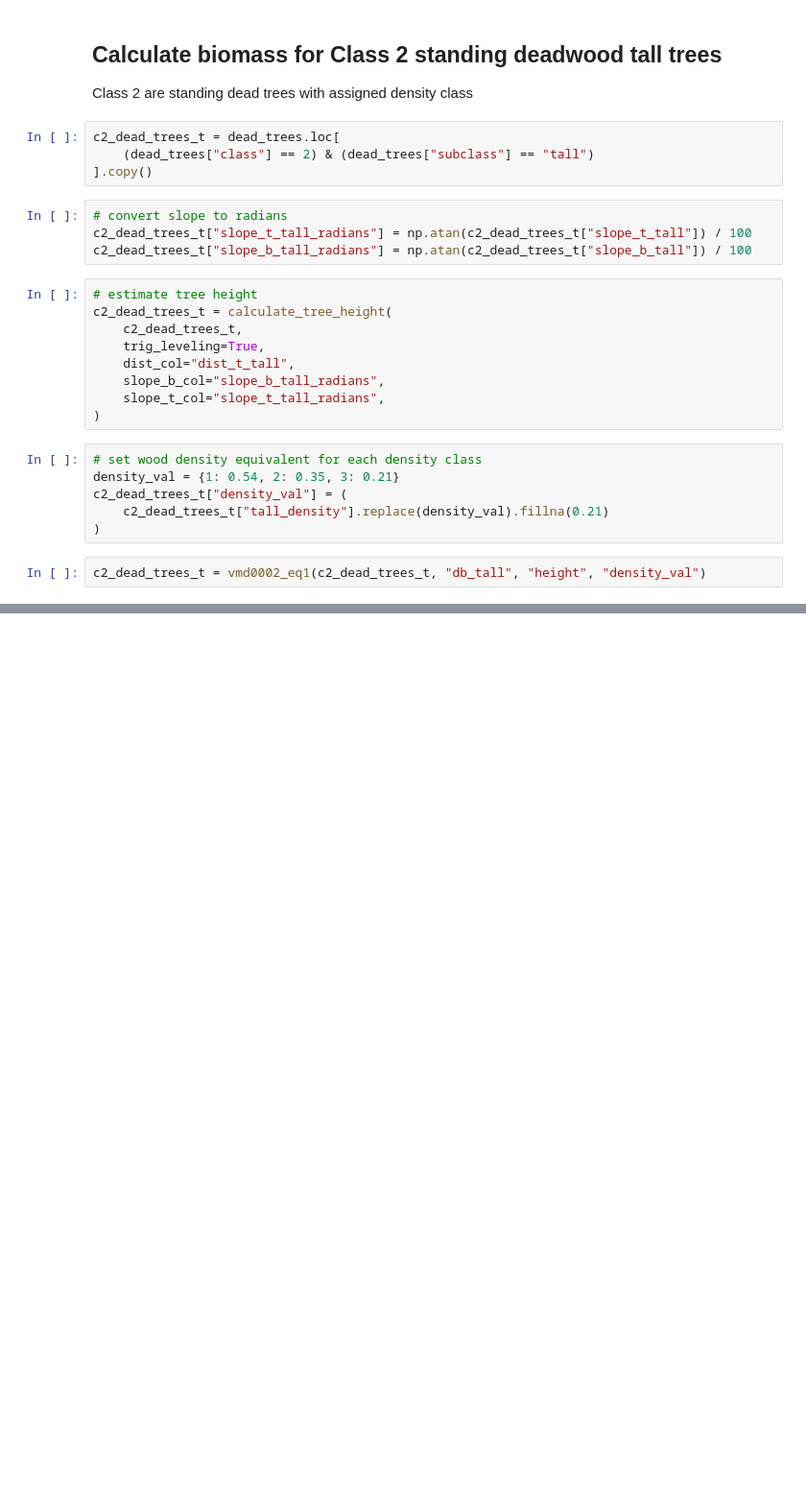
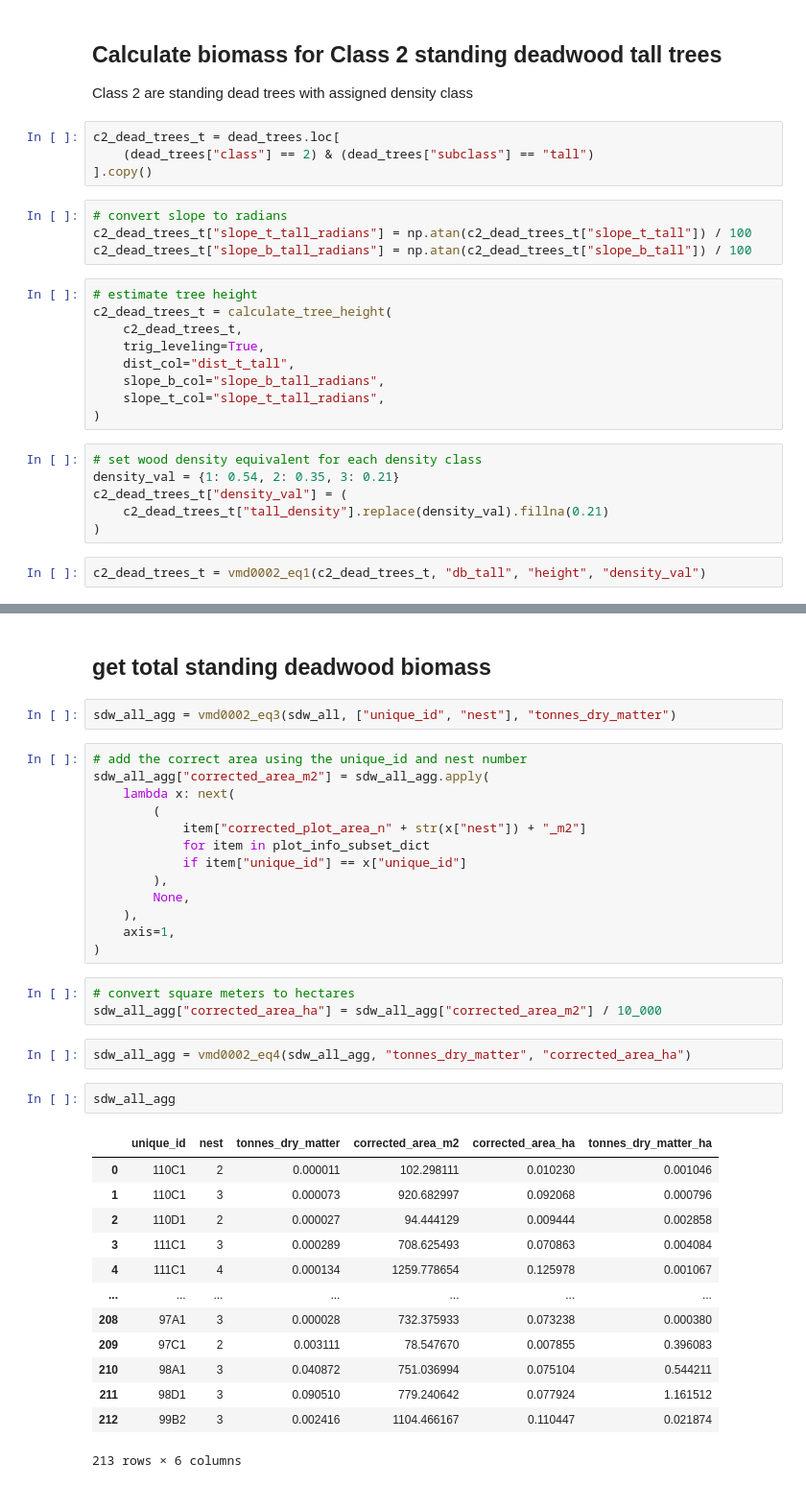
Before and after one commit to rnvllflores/ERRCalculator, a Jupyter notebook: notebooks/02_carbon_stock/03_deadwood_biomass.ipynb, the cells around one changed output, grey strips where cells are left out. Shown at 96% size. Cells and saved outputs as stored; diff of their text form; blank space fills up the shorter version.

```diff
--- a/notebooks/02_carbon_stock/03_deadwood_biomass.ipynb
+++ b/notebooks/02_carbon_stock/03_deadwood_biomass.ipynb
@@ -519,0 +606,38 @@ c2_dead_trees_t
+# %% [markdown]
+## get total standing deadwood biomass
+# %%
+sdw_all_agg = vmd0002_eq3(sdw_all, ["unique_id", "nest"], "tonnes_dry_matter")
+# %%
+# add the correct area using the unique_id and nest number
+sdw_all_agg["corrected_area_m2"] = sdw_all_agg.apply(
+    lambda x: next(
+        (
+            item["corrected_plot_area_n" + str(x["nest"]) + "_m2"]
+            for item in plot_info_subset_dict
+            if item["unique_id"] == x["unique_id"]
+        ),
+        None,
+    ),
+    axis=1,
+)
+# %%
+# convert square meters to hectares
+sdw_all_agg["corrected_area_ha"] = sdw_all_agg["corrected_area_m2"] / 10_000
+# %%
+sdw_all_agg = vmd0002_eq4(sdw_all_agg, "tonnes_dry_matter", "corrected_area_ha")
+# %%
+sdw_all_agg
+# %% [output]
+|  | unique_id | nest | tonnes_dry_matter | corrected_area_m2 | corrected_area_ha | tonnes_dry_matter_ha |
+| 0 | 110C1 | 2 | 0.000011 | 102.298111 | 0.010230 | 0.001046 |
+| 1 | 110C1 | 3 | 0.000073 | 920.682997 | 0.092068 | 0.000796 |
+| 2 | 110D1 | 2 | 0.000027 | 94.444129 | 0.009444 | 0.002858 |
+| 3 | 111C1 | 3 | 0.000289 | 708.625493 | 0.070863 | 0.004084 |
+| 4 | 111C1 | 4 | 0.000134 | 1259.778654 | 0.125978 | 0.001067 |
+| ... | ... | ... | ... | ... | ... | ... |
+| 208 | 97A1 | 3 | 0.000028 | 732.375933 | 0.073238 | 0.000380 |
+| 209 | 97C1 | 2 | 0.003111 | 78.547670 | 0.007855 | 0.396083 |
+| 210 | 98A1 | 3 | 0.040872 | 751.036994 | 0.075104 | 0.544211 |
+| 211 | 98D1 | 3 | 0.090510 | 779.240642 | 0.077924 | 1.161512 |
+| 212 | 99B2 | 3 | 0.002416 | 1104.466167 | 0.110447 | 0.021874 |
+213 rows × 6 columns
```
Also changed, not shown: parts of 52 cells of this notebook, 1 other file.
